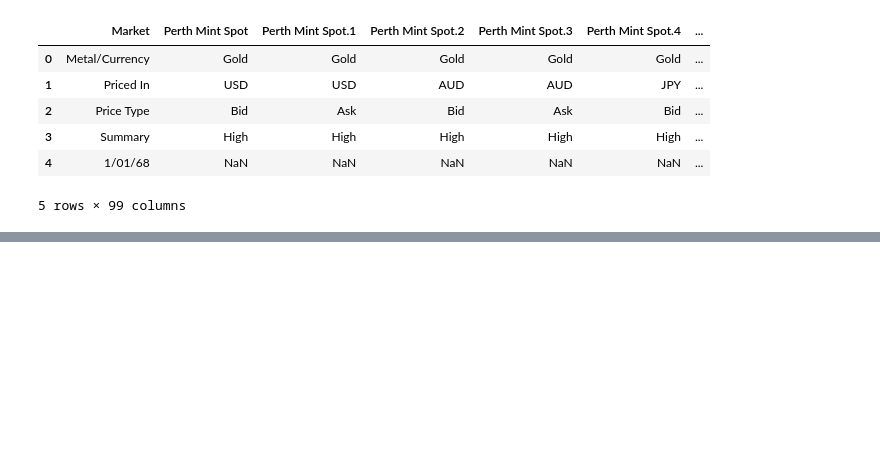
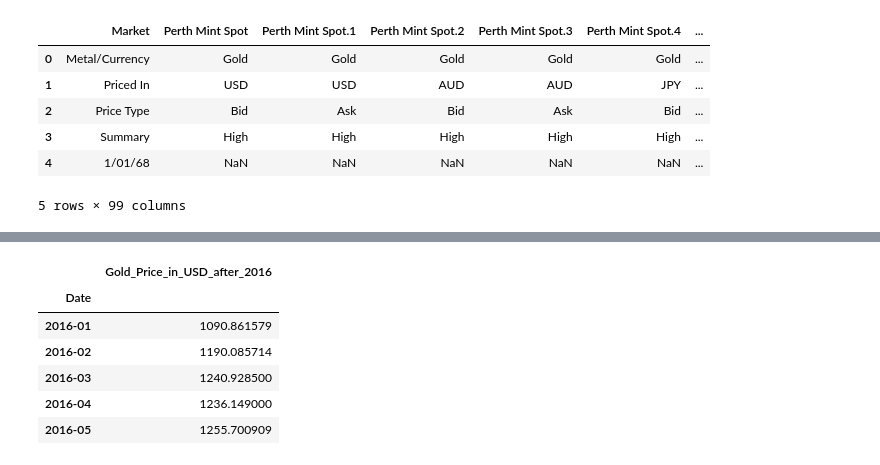
Before and after one commit to Johnnywang1899/Data-Analytics-Boot-Camp---Final-Project, a Jupyter notebook: Datasets/Jesse_Data_Cleaning.ipynb, the cells around one changed output, grey strips where cells are left out. Drawn from its saved outputs; the diff is of its cells as text; code cells hidden in the pictures; blank space fills up the shorter version.

```diff
--- a/Datasets/Jesse_Data_Cleaning.ipynb
+++ b/Datasets/Jesse_Data_Cleaning.ipynb
@@ -274,0 +278,19 @@ gold_df_by_month
+# %%
+gold_df_current = gold_df_current[["Market", "Perth Mint Spot.12"]]
+gold_df_current.columns = ["Date", "Gold_Price_in_USD_after_2016"]
+gold_df_current = gold_df_current.drop(gold_df_current.index[0:4], axis=0)
+gold_df_current.dropna(inplace=True)
+gold_df_current["Date"] = pd.to_datetime(gold_df_current["Date"], format="%d/%m/%y")
+gold_df_current["Gold_Price_in_USD_after_2016"] = gold_df_current.iloc[:,1].str.replace(',', '').astype(float)
+gold_df_current["Gold_Price_in_USD_after_2016"] = gold_df_current["Gold_Price_in_USD_after_2016"].astype("float64")
+gold_df_current_by_month = gold_df_current.groupby(pd.Grouper(key="Date", freq="M")).mean()
+gold_df_current_by_month.index = gold_df_current_by_month.index.strftime('%Y-%m')
+gold_df_current_by_month.head()
+# %% [output]
+|  | Gold_Price_in_USD_after_2016 |
+| Date |  |
+| 2016-01 | 1090.861579 |
+| 2016-02 | 1190.085714 |
+| 2016-03 | 1240.928500 |
+| 2016-04 | 1236.149000 |
+| 2016-05 | 1255.700909 |
```
Also changed, not shown: parts of 17 cells of this notebook, 1 other file.
